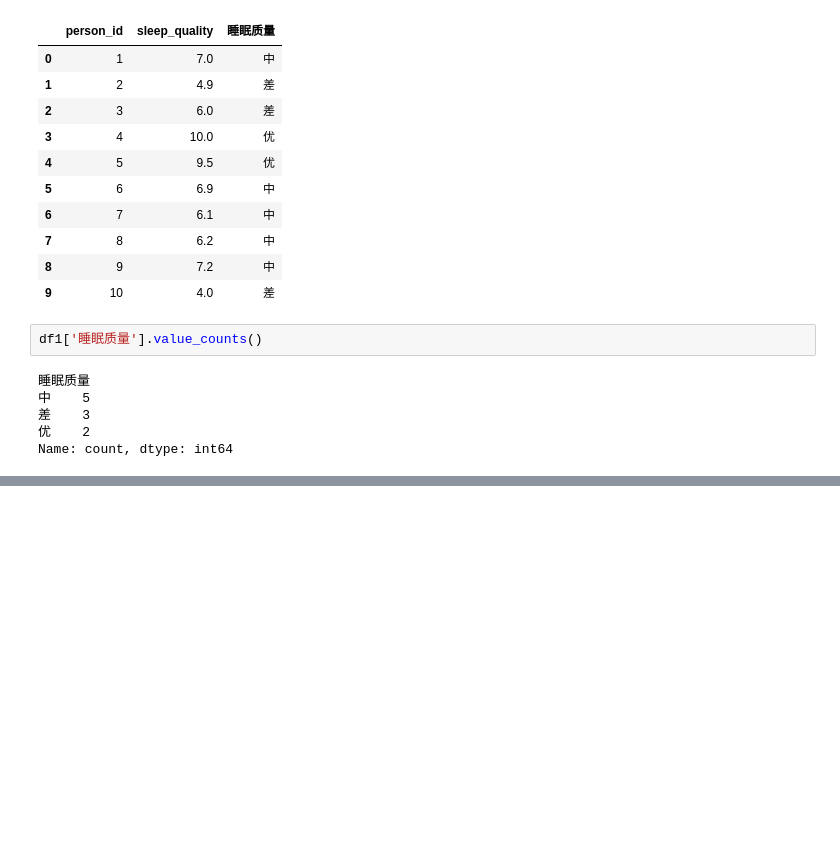
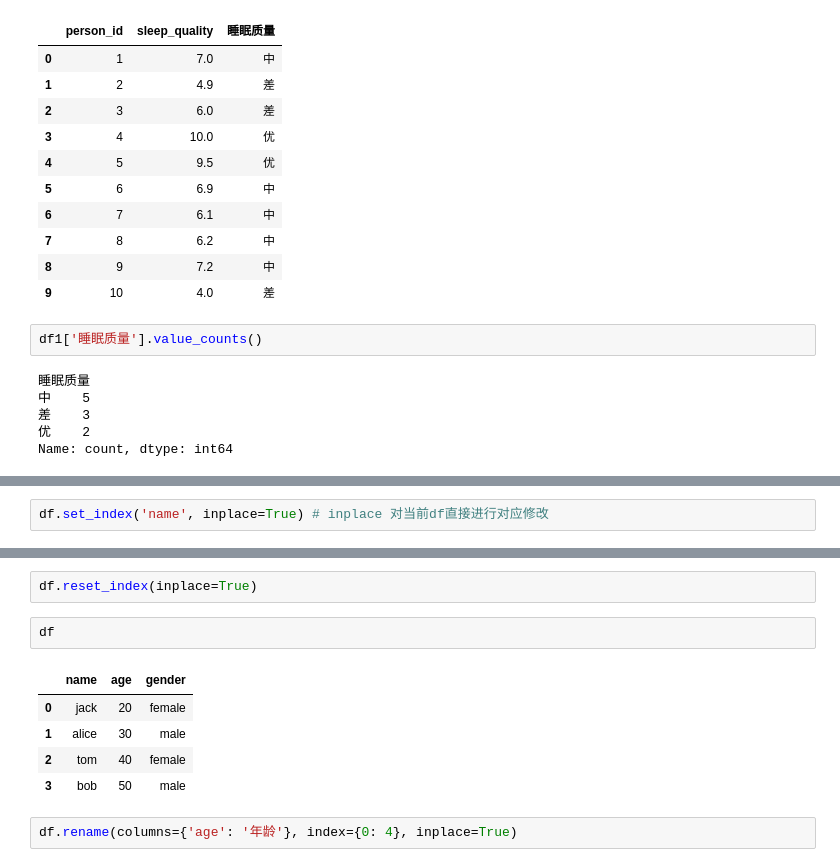
Before and after one commit to zimiao-dev/Python-Data-Analysis-Learning, a Jupyter notebook: 03_data_analysis/data_preprocessing.ipynb, the cells around one changed output, grey strips where cells are left out. Drawn from its saved outputs; the diff is of its cells as text; blank space fills up the shorter version.

```diff
--- a/03_data_analysis/data_analysis.ipynb
+++ b/03_data_analysis/data_preprocessing.ipynb
@@ -816,0 +856,2 @@ Name: count, dtype: int64
+# %%
+df.set_index('name', inplace=True) # inplace 对当前df直接进行对应修改
@@ -816,0 +867,12 @@ Name: count, dtype: int64
+# %%
+df.reset_index(inplace=True)
+# %%
+df
+# %% [output]
+|  | name | age | gender |
+| 0 | jack | 20 | female |
+| 1 | alice | 30 | male |
+| 2 | tom | 40 | female |
+| 3 | bob | 50 | male |
+# %%
+df.rename(columns={'age': '年龄'}, index={0: 4}, inplace=True)
```
Also changed, not shown: parts of 24 cells of this notebook.
